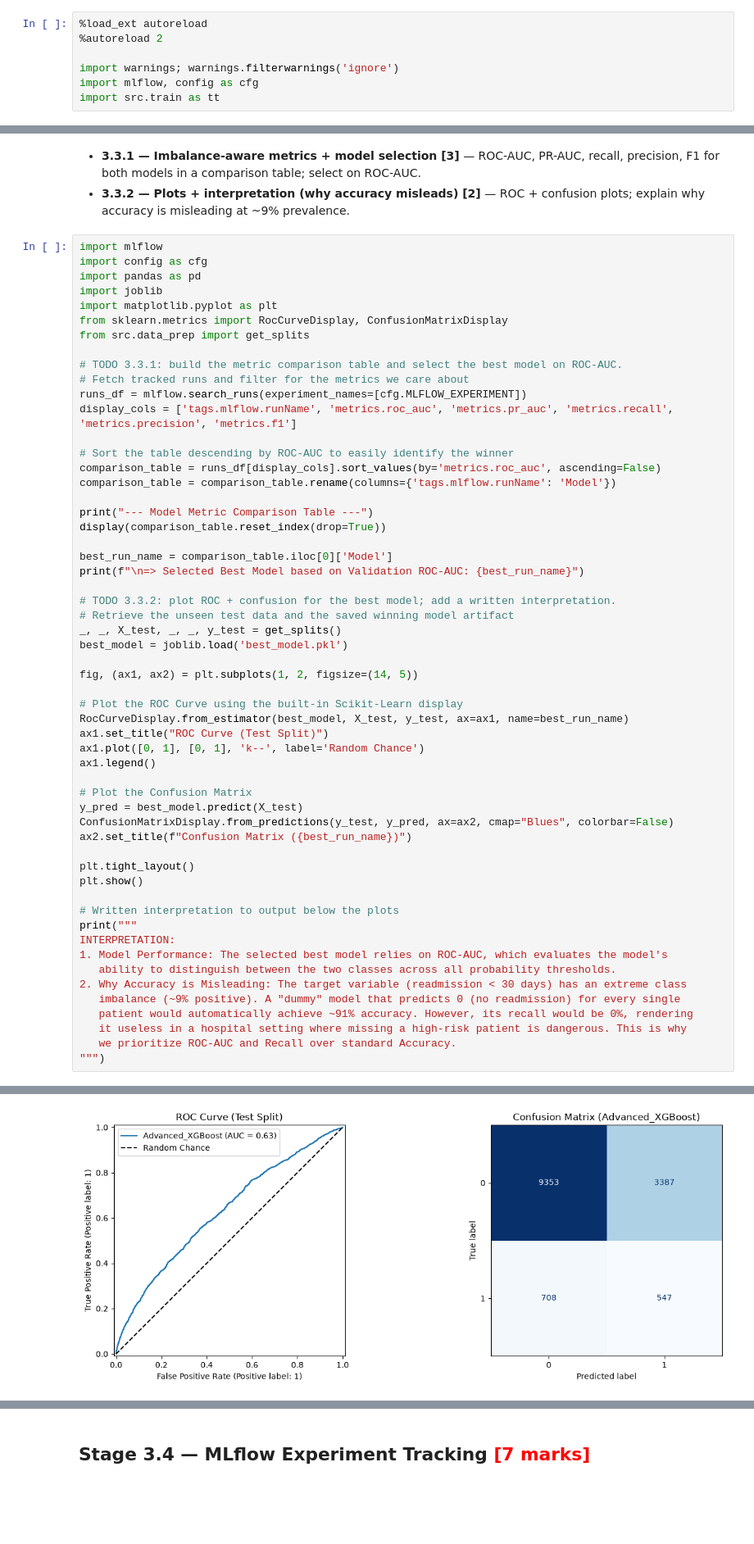
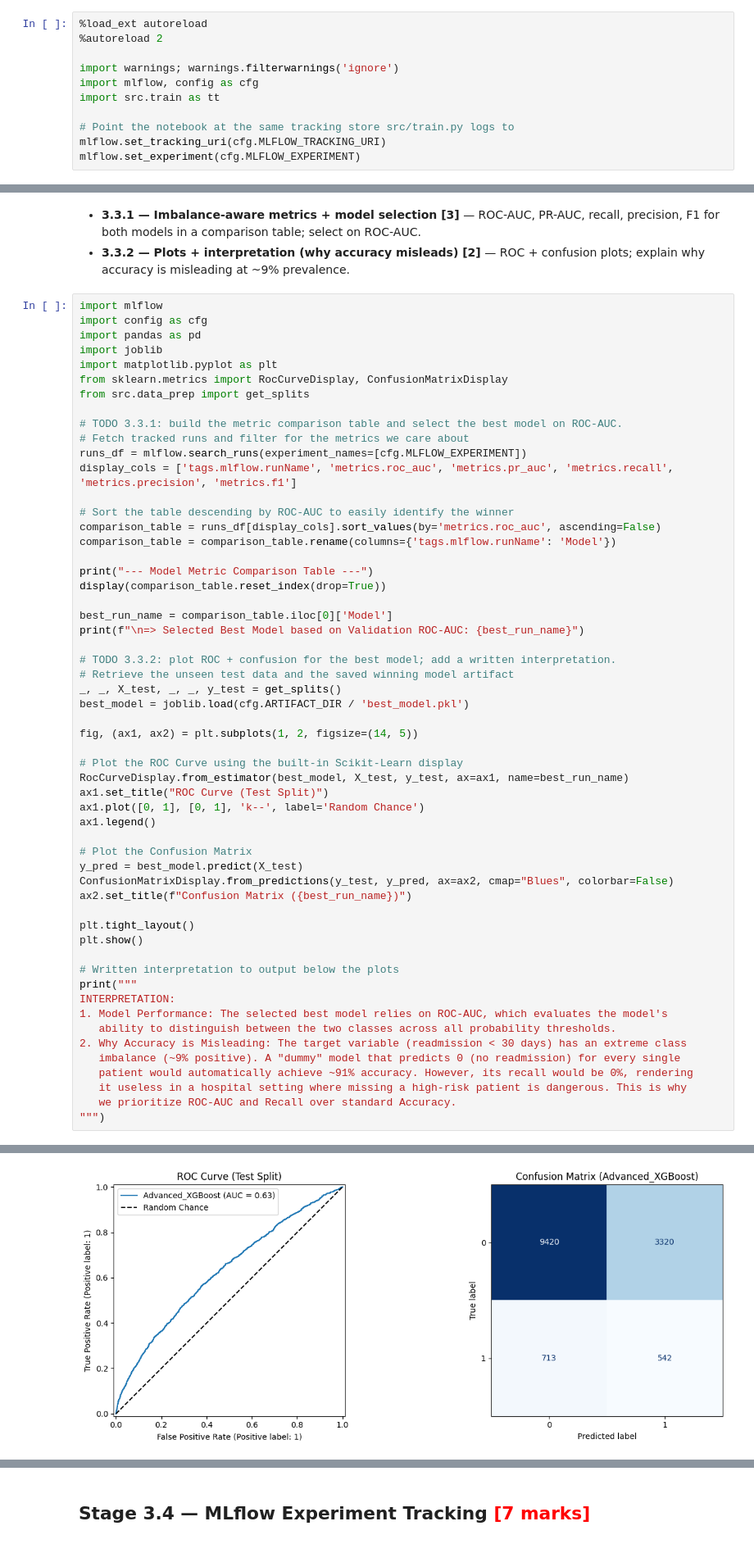
Before and after one commit to rahulgopiofficial/hospital_readmittance, a Jupyter notebook: Model_Development_and_Tracking.ipynb, the cells around one changed output, grey strips where cells are left out. Shown at 82% size. Drawn from its saved outputs; the diff is of its cells as text; blank space fills up the shorter version.

```diff
--- a/Model_Development_and_Tracking.ipynb
+++ b/Model_Development_and_Tracking.ipynb
@@ -21,3 +21,7 @@
 import warnings; warnings.filterwarnings('ignore')
 import mlflow, config as cfg
 import src.train as tt
+
+# Point the notebook at the same tracking store src/train.py logs to
+mlflow.set_tracking_uri(cfg.MLFLOW_TRACKING_URI)
+mlflow.set_experiment(cfg.MLFLOW_EXPERIMENT)
@@ -98,7 +116,7 @@ print(f"\n=> Selected Best Model based on Validation ROC-AUC: {best_run_name}")
 # TODO 3.3.2: plot ROC + confusion for the best model; add a written interpretation.
 # Retrieve the unseen test data and the saved winning model artifact
 _, _, X_test, _, _, y_test = get_splits()
-best_model = joblib.load('best_model.pkl')
+best_model = joblib.load(cfg.ARTIFACT_DIR / 'best_model.pkl')
 
 fig, (ax1, ax2) = plt.subplots(1, 2, figsize=(14, 5))
 
@@ -140,5 +155,5 @@ INTERPRETATION:
 => Selected Best Model based on Validation ROC-AUC: Advanced_XGBoost
-[figure, old version]
+[figure, new version]
 INTERPRETATION:
 1. Model Performance: The selected best model relies on ROC-AUC, which evaluates the model's
    ability to distinguish between the two classes across all probability thresholds.
```
Also changed, not shown: parts of 7 cells of this notebook, 9 other files.
